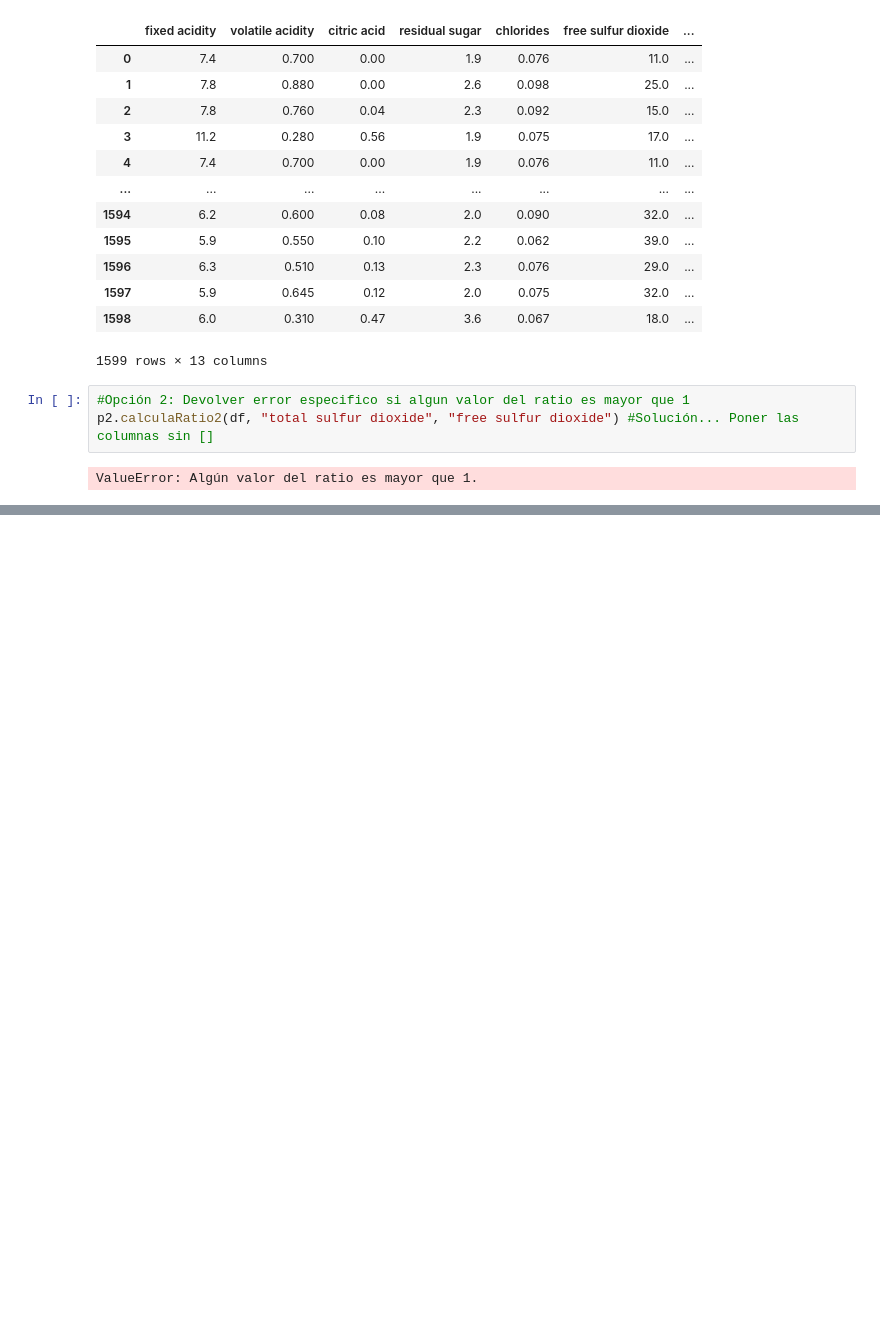
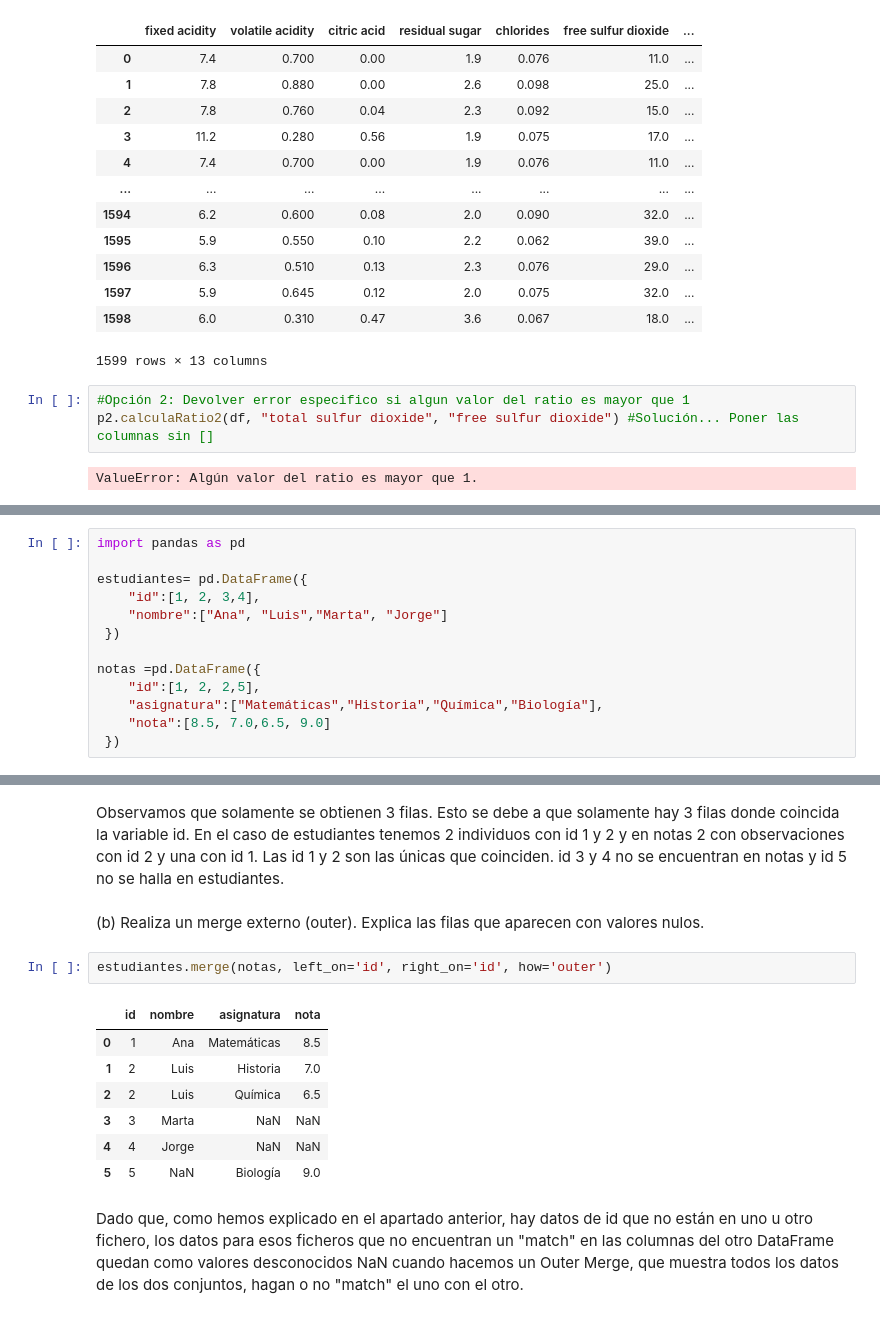
Before and after one commit to enricllorcamendoza-2002/ttad1, a Jupyter notebook: Entrega_2.ipynb, the cells around one changed output, grey strips where cells are left out. Saved outputs shown, nothing was run; the diff lists cells and outputs as text; blank space fills up the shorter version.

```diff
--- a/Entrega_2.ipynb
+++ b/Entrega_2.ipynb
@@ -330,0 +335,13 @@ ValueError: Algún valor del ratio es mayor que 1.
+# %%
+import pandas as pd
+
+estudiantes= pd.DataFrame({
+    "id":[1, 2, 3,4],
+    "nombre":["Ana", "Luis","Marta", "Jorge"]
+ })
+
+notas =pd.DataFrame({
+    "id":[1, 2, 2,5],
+    "asignatura":["Matemáticas","Historia","Química","Biología"],
+    "nota":[8.5, 7.0,6.5, 9.0]
+ })
@@ -330,0 +373,16 @@ ValueError: Algún valor del ratio es mayor que 1.
+# %% [markdown]
+Observamos que solamente se obtienen 3 filas. Esto se debe a que solamente hay 3 filas donde coincida la variable id. En el caso de estudiantes tenemos 2 individuos con id 1 y 2 y en notas 2 con observaciones con id 2 y una con id 1. Las id 1 y 2 son las únicas que coinciden. id 3 y 4 no se encuentran en notas y id 5 no se halla en estudiantes.
+# %% [markdown]
+(b) Realiza un merge externo (outer). Explica las filas que aparecen con valores nulos.
+# %%
+estudiantes.merge(notas, left_on='id', right_on='id', how='outer')
+# %% [output]
+|  | id | nombre | asignatura | nota |
+| 0 | 1 | Ana | Matemáticas | 8.5 |
+| 1 | 2 | Luis | Historia | 7.0 |
+| 2 | 2 | Luis | Química | 6.5 |
+| 3 | 3 | Marta | NaN | NaN |
+| 4 | 4 | Jorge | NaN | NaN |
+| 5 | 5 | NaN | Biología | 9.0 |
+# %% [markdown]
+Dado que, como hemos explicado en el apartado anterior, hay datos de id que no están en uno u otro fichero, los datos para esos ficheros que no encuentran un "match" en las columnas del otro DataFrame quedan como valores desconocidos NaN cuando hacemos un Outer Merge, que muestra todos los datos de los dos conjuntos, hagan o no "match" el uno con el otro.
```
Also changed, not shown: parts of 5 cells of this notebook.
